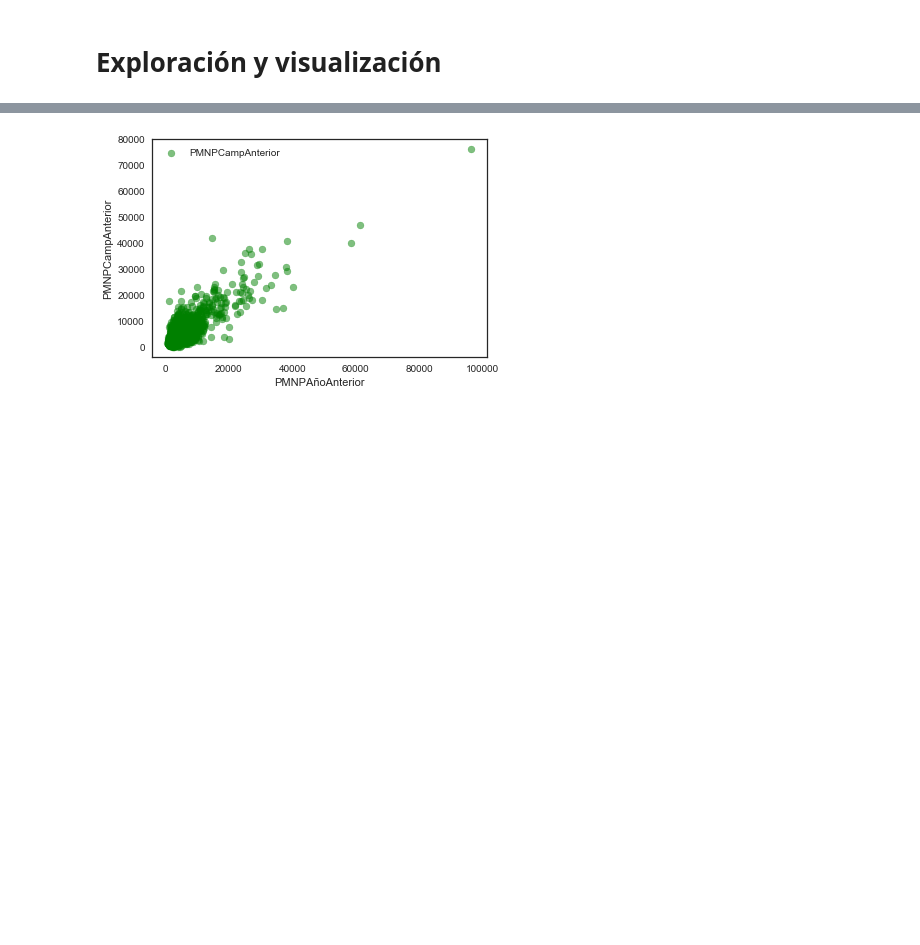
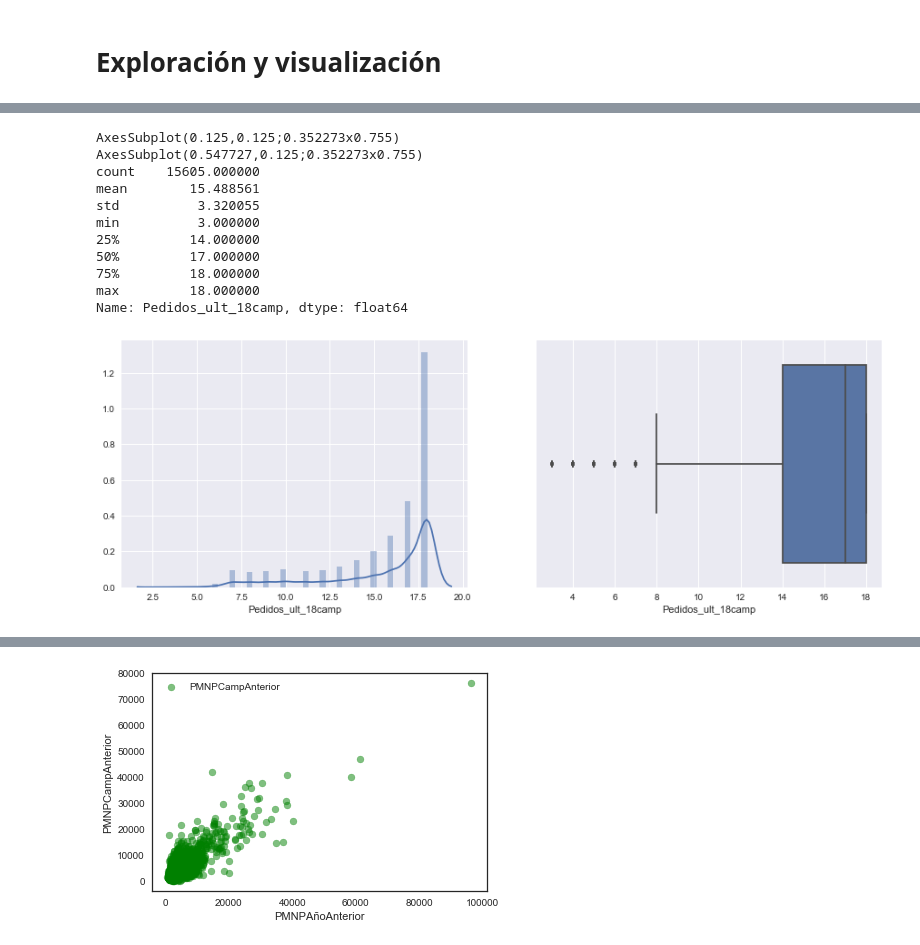
Before and after one commit to carlosfg97/pdp, a Jupyter notebook: ModeloPDP.ipynb, the cells around one changed output, grey strips where cells are left out. Cells and saved outputs as stored; diff of their text form; code cells hidden in the pictures; blank space fills up the shorter version.

```diff
--- a/ModeloPDP.ipynb
+++ b/ModeloPDP.ipynb
@@ -132,0 +150,15 @@ df2.describe()
+# %%
+VarDescr(df2['Pedidos_ult_18camp'])
+# %% [output]
+AxesSubplot(0.125,0.125;0.352273x0.755)
+AxesSubplot(0.547727,0.125;0.352273x0.755)
+count    15605.000000
+mean        15.488561
+std          3.320055
+min          3.000000
+25%         14.000000
+50%         17.000000
+75%         18.000000
+max         18.000000
+Name: Pedidos_ult_18camp, dtype: float64
+[figure, added]
```
Also changed, not shown: parts of 23 cells of this notebook, 2 other files.
